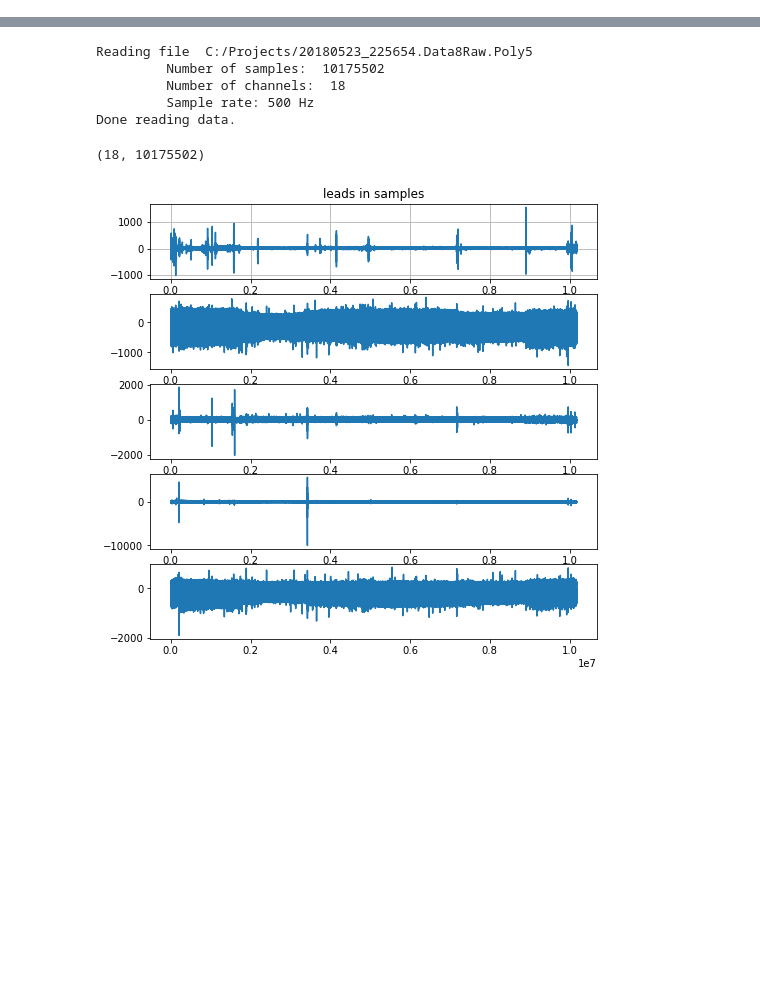
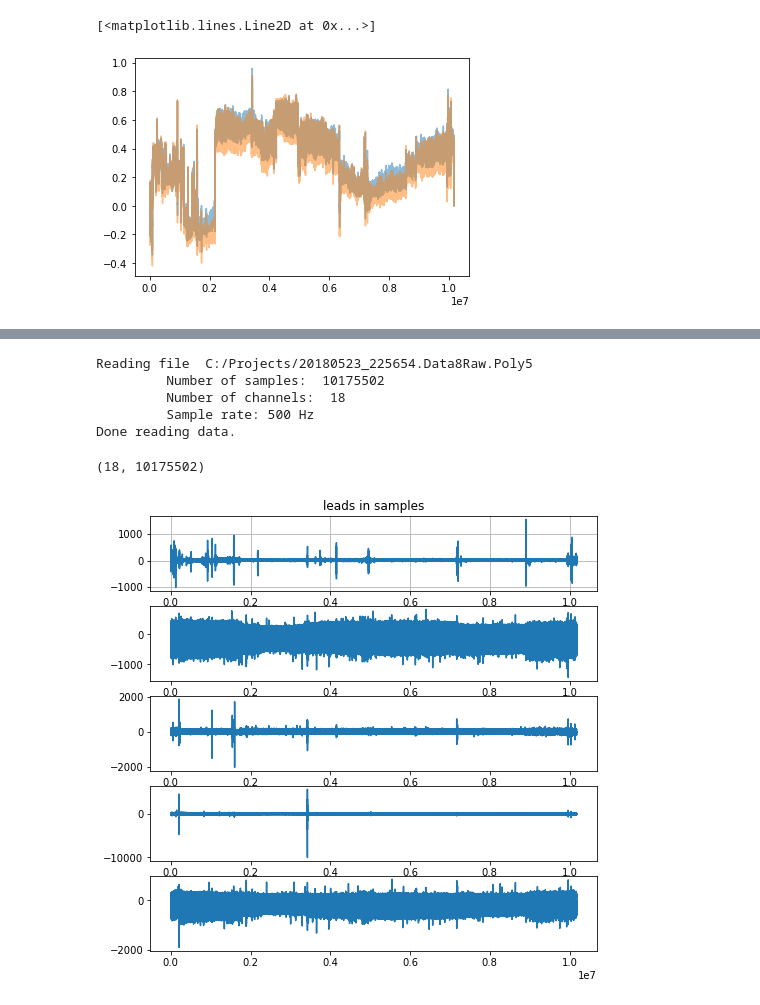
Before and after one commit to ReSurfEMG/ReSurfEMG, a Jupyter notebook: open_work/file_reading.ipynb, the cells around one changed output, grey strips where cells are left out. Drawn from its saved outputs; the diff is of its cells as text; code cells hidden in the pictures; blank space fills up the shorter version.

```diff
--- a/open_work/file_reading.ipynb
+++ b/open_work/file_reading.ipynb
@@ -26,0 +40,6 @@ new_emg_different = 'C:/Projects/20180523_225654.Data8Raw.Poly5'
+# %%
+plt.plot(data_samples[13], alpha = 0.5)
+plt.plot(data_samples[14], alpha = 0.5)
+# %% [output]
+[<matplotlib.lines.Line2D at 0x...>]
+[figure, added]
```
Also changed, not shown: parts of 28 cells of this notebook, 2 other files.
